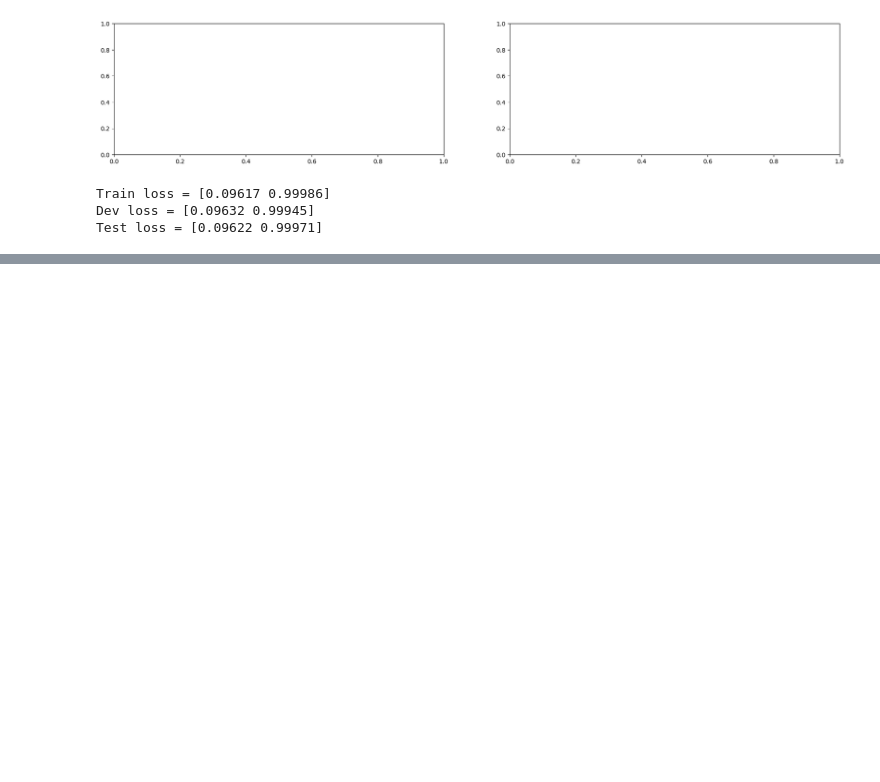
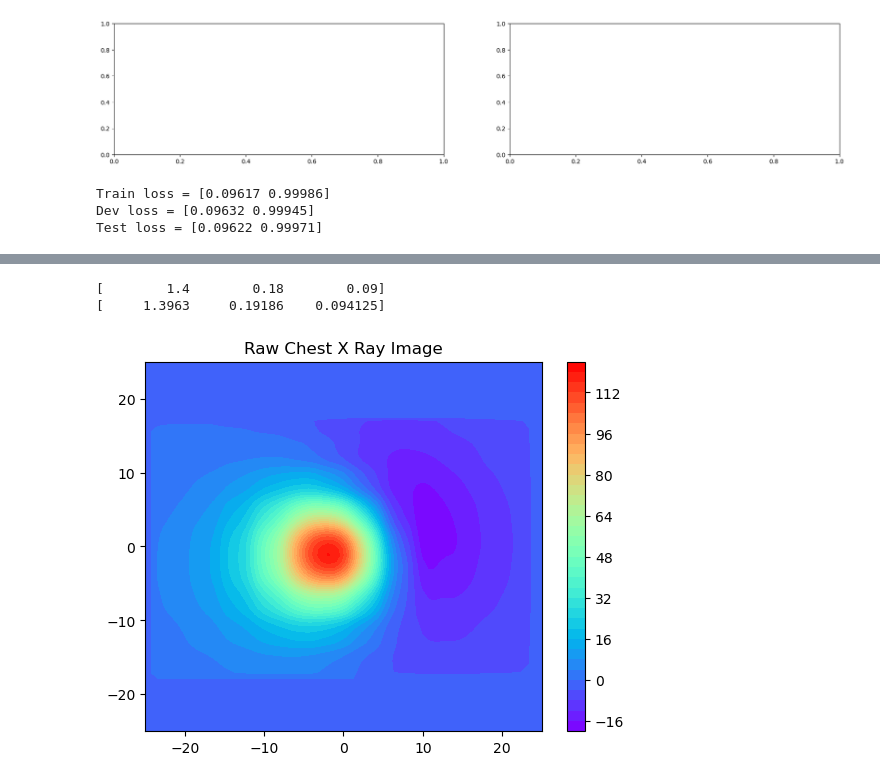
Before and after one commit to jia80H/my_Magnetic_methods-master, a Jupyter notebook: 01train.ipynb, the cells around one changed output, grey strips where cells are left out. Cells and saved outputs as stored; diff of their text form; code cells hidden in the pictures; blank space fills up the shorter version.

```diff
--- a/01train.ipynb
+++ b/01train.ipynb
@@ -293,0 +298,4 @@ Test loss = [0.09622 0.99971]
+# %%
+# 椭球训练集
+train_data, train_para, val_data, val_para, test_data, test_para = split_data(ellipse_data_img,ellipse_para)
+train_data.shape
@@ -293,0 +316,3 @@ Test loss = [0.09622 0.99971]
+# %%
+# 仅使用深度和半径参数
+train_para,val_para,test_para = para_select(2,5,train_para,val_para,test_para)
@@ -293,0 +454,8 @@ Test loss = [0.09622 0.99971]
+# %%
+load_path = 'content/my_Densenet_par_9_TL_ellipses.hdf5'
+
+best_model = load_model(load_path, custom_objects={'r2': r2})
+best_model.summary()
+best_model.compile(optimizer = Adam(learning_rate = 1e-5),
+              loss= MSE,
+              metrics= [r2])
@@ -293,0 +510,34 @@ Test loss = [0.09622 0.99971]
+# %%
+####### Predicting test set ##########
+
+Parameters_predictions_norm = best_model.predict(test_data, verbose=0)
+
+
+
+#Parameters_predictions_norm[:,2] = np.round(Parameters_predictions_norm[:,2], decimals = 1)
+# %%
+nn = np.random.randint(test_data.shape[0])
+
+zmax= 64
+
+conversion = (25*2)/zmax
+map_lenght = 25
+
+xmin = -map_lenght
+xmax = map_lenght
+ymin = -map_lenght
+ymax = map_lenght
+
+X = np.linspace(xmin, xmax, zmax)
+Y = np.linspace(ymin, ymax, zmax)
+sample_img = test_data[nn,:,:,0]
+plt.contourf(X, Y, sample_img, levels = 40, cmap='rainbow')
+plt.colorbar()
+plt.title('Raw Chest X Ray Image')
+
+print(test_para[nn])
+print(Parameters_predictions_norm[nn])
+# %% [output]
+[        1.4        0.18        0.09]
+[     1.3963     0.19186    0.094125]
+[figure, added]
```
Also changed, not shown: parts of 11 cells of this notebook.
